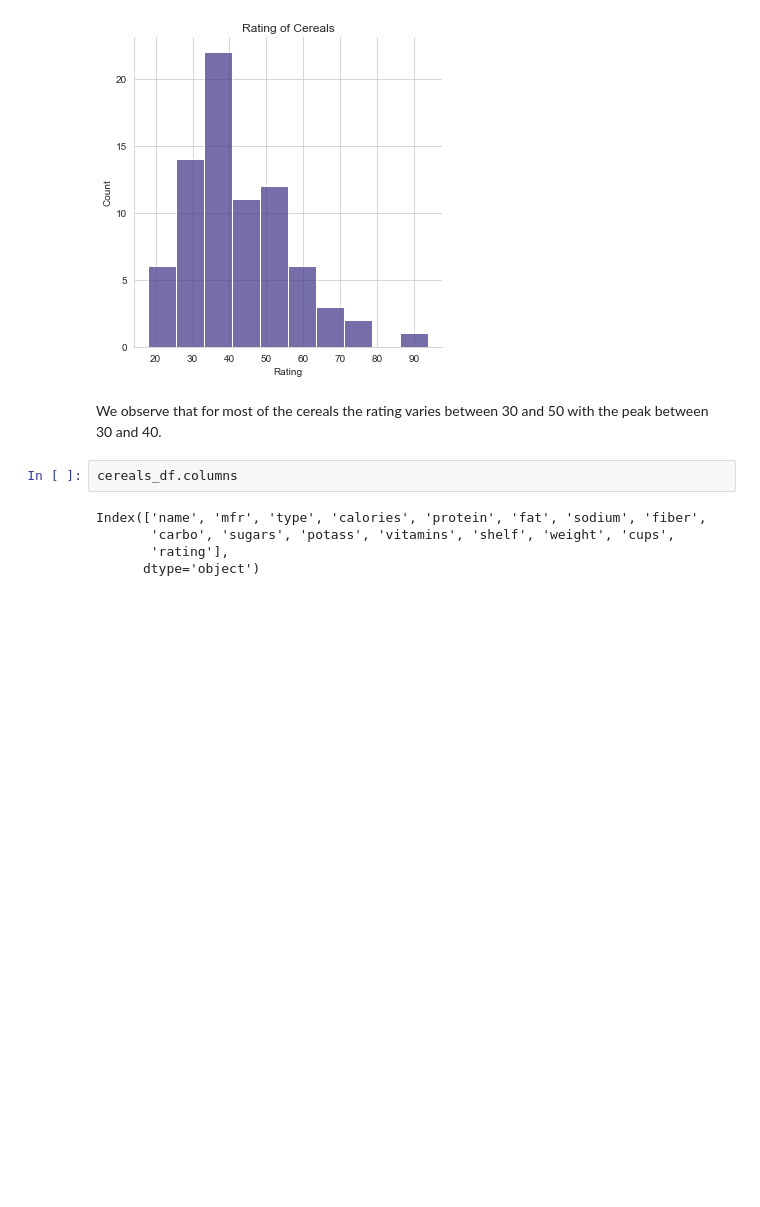
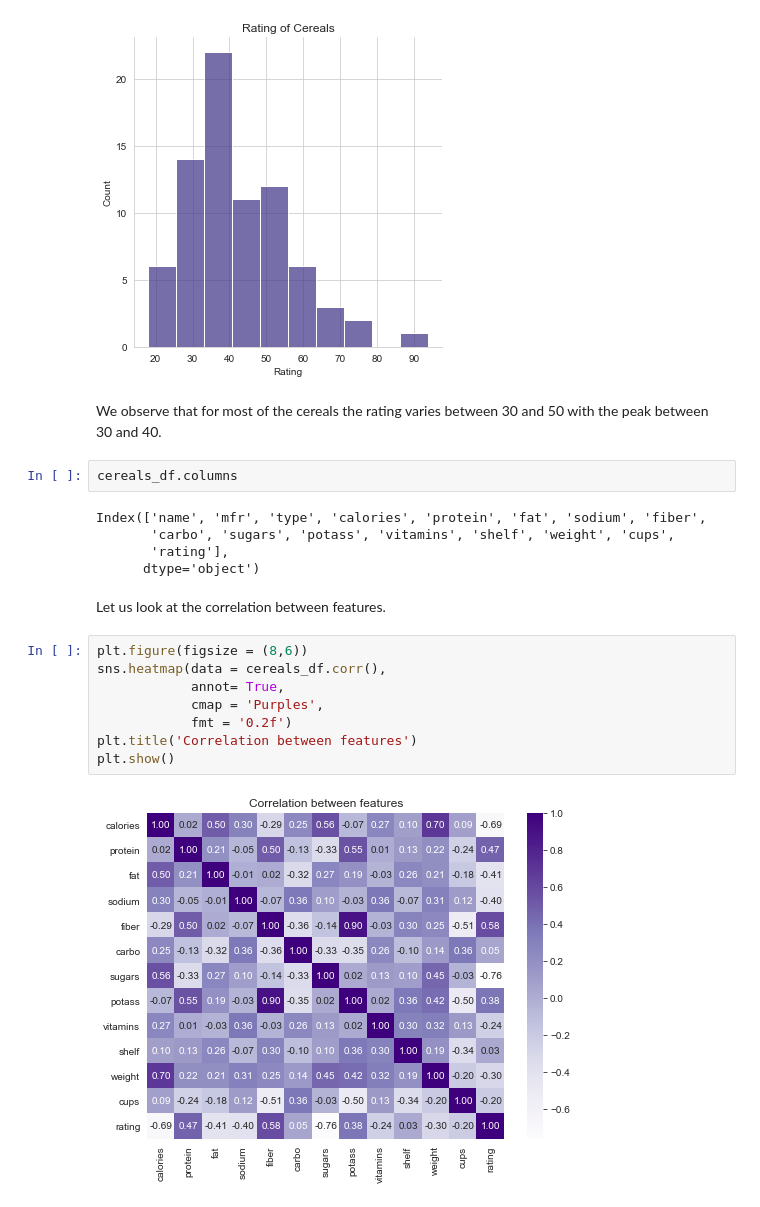
Before and after one commit to ayg15/cereals, a Jupyter notebook: Cereals EDA.ipynb, the cells around one changed output. Saved outputs shown, nothing was run; the diff lists cells and outputs as text; blank space fills up the shorter version.

```diff
--- a/Cereals EDA.ipynb
+++ b/Cereals EDA.ipynb
@@ -1035,3 +1047,15 @@ Index(['name', 'mfr', 'type', 'calories', 'protein', 'fat', 'sodium', 'fiber',
        'carbo', 'sugars', 'potass', 'vitamins', 'shelf', 'weight', 'cups',
        'rating'],
       dtype='object')
+# %% [markdown]
+Let us look at the correlation between features.
+# %%
+plt.figure(figsize = (8,6))
+sns.heatmap(data = cereals_df.corr(),
+            annot= True,
+            cmap = 'Purples',
+            fmt = '0.2f')
+plt.title('Correlation between features')
+plt.show()
+# %% [output]
+[figure, added]
```
Also changed, not shown: parts of 19 cells of this notebook.
